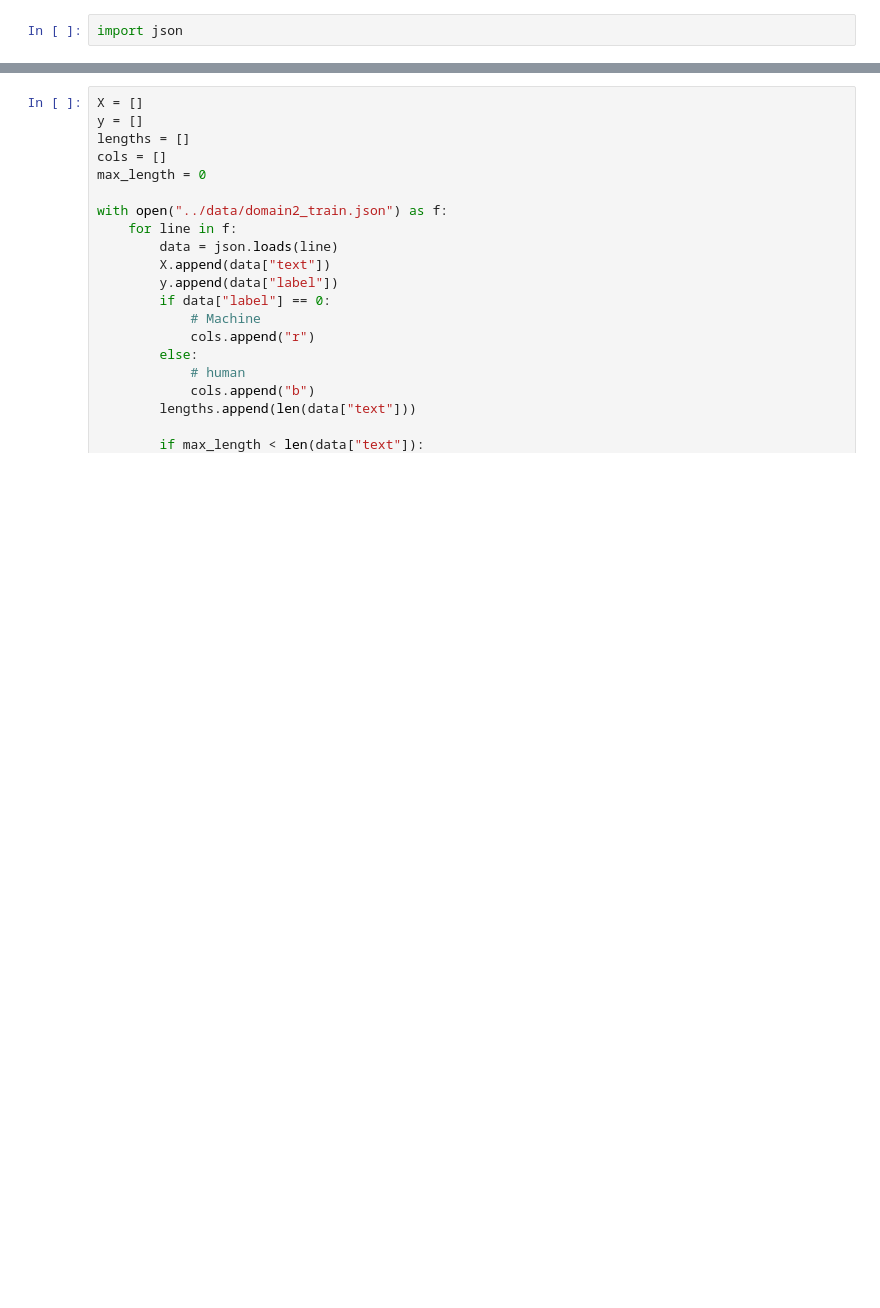
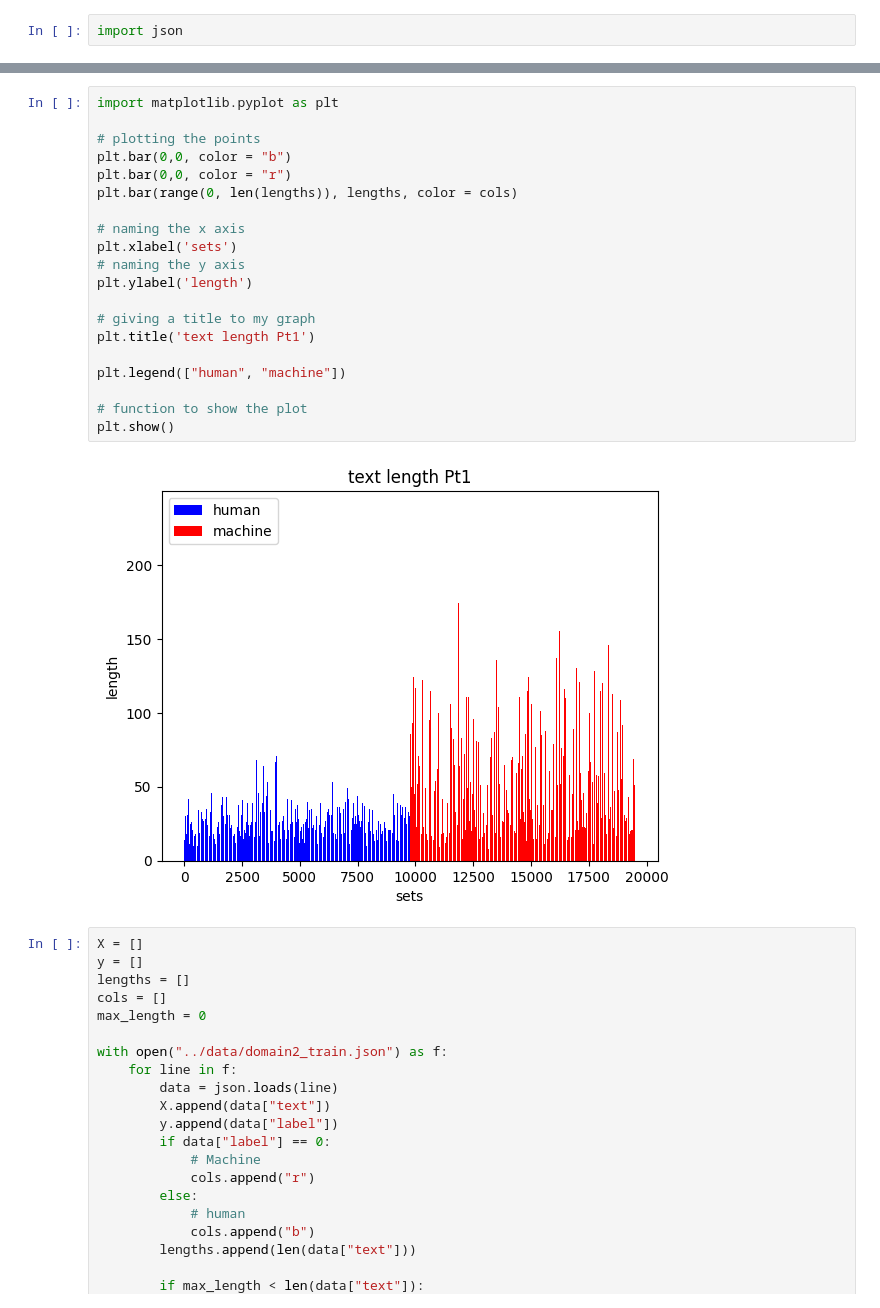
Before and after one commit to hoapple/machine_write_detection, a Jupyter notebook: notebook/read_data.ipynb, the cells around one changed output, grey strips where cells are left out. Cells and saved outputs as stored; diff of their text form; blank space fills up the shorter version.

```diff
--- a/notebook/read_data.ipynb
+++ b/notebook/read_data.ipynb
@@ -3,3 +29,25 @@ import json
+# %%
+import matplotlib.pyplot as plt
+
+# plotting the points
+plt.bar(0,0, color = "b")
+plt.bar(0,0, color = "r")
+plt.bar(range(0, len(lengths)), lengths, color = cols)
+
+# naming the x axis
+plt.xlabel('sets')
+# naming the y axis
+plt.ylabel('length')
+
+# giving a title to my graph
+plt.title('text length Pt1')
+
+plt.legend(["human", "machine"])
+
+# function to show the plot
+plt.show()
+# %% [output]
+[figure, added]
 # %%
 X = []
 y = []
```
Also changed, not shown: parts of 2 cells of this notebook, 1 other file.
